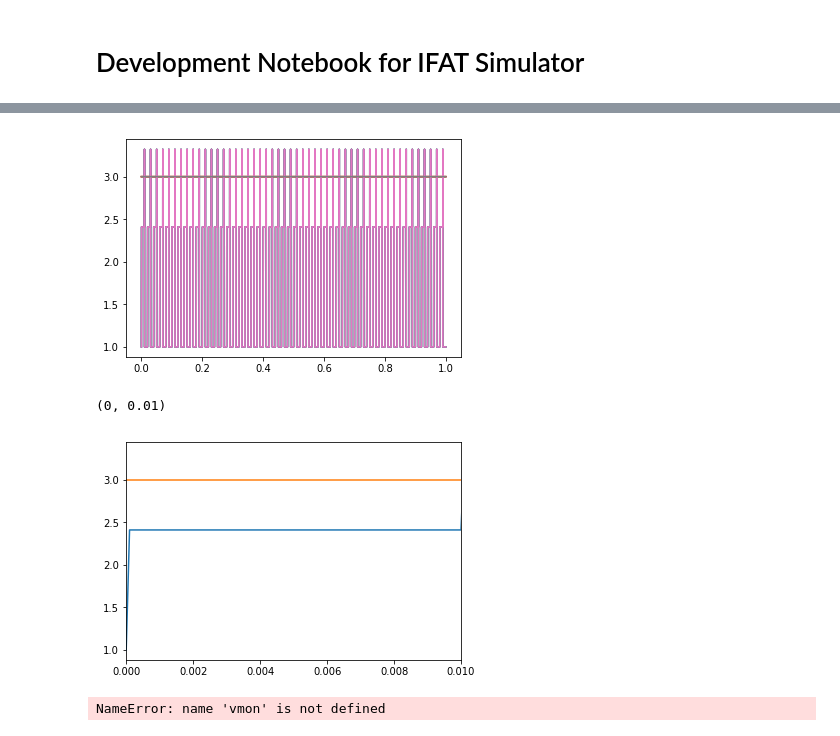
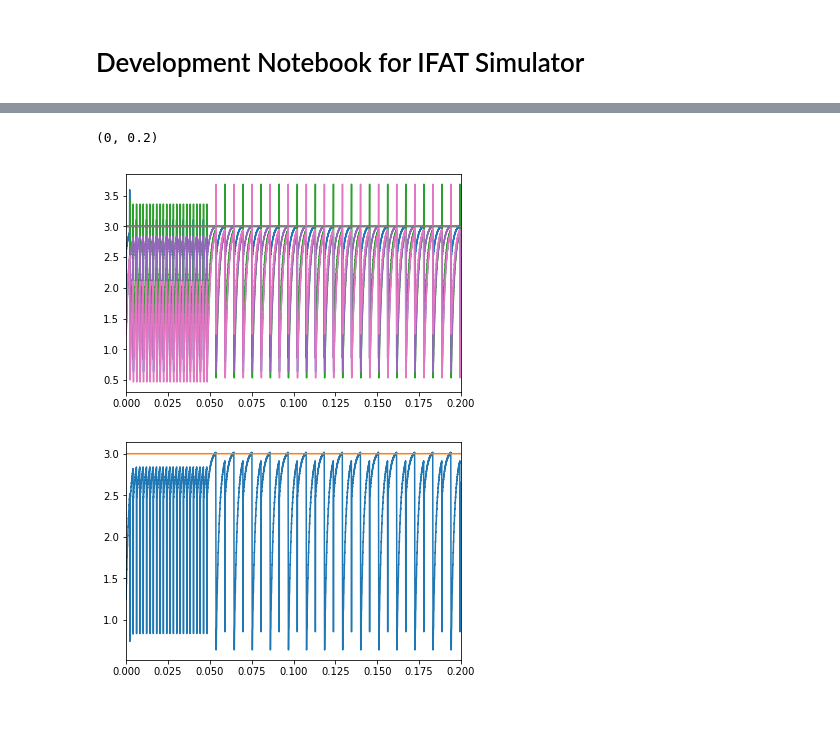
Before and after one commit to acellon/ifat-py, a Jupyter notebook: ifat.ipynb, the cells around one changed output, grey strips where cells are left out. Saved outputs shown, nothing was run; the diff lists cells and outputs as text; code cells hidden in the pictures.

```diff
--- a/ifat.ipynb
+++ b/ifat.ipynb
@@ -12,13 +33,15 @@ MODE = 'adaptive'
 
 if MODE == 'adaptive':
     neuron_eq = '''
-        # dVm/dt = ((glm + parasitic) / Cm) * (Vm_r - Vm) : volt
-        dVm/dt = (glm / Cm) * (Vm_r - Vm) : volt
-        dVt/dt = (glt / Ct) * (Vt_r - Vt) : volt
+        dVm/dt = ((glm + gpar) / Cm) * (Vm_r - Vm)  : volt
+        dVt/dt = ((glt + gpar) / Ct) * (Vt_r - Vt)  : volt
 
-        glm = flm * Cl                    : siemens
-        glt = flt * Cl                    : siemens
-        # parasitic = 1.0 / parasitic_leak_time * Cm
+        # dVm/dt = (glm / Cm) * (Vm_r - Vm) : volt
+        # dVt/dt = (glt / Ct) * (Vt_r - Vt) : volt
+
+        glm = flm * Cl                              : siemens
+        glt = flt * Cl                              : siemens
+        gpar = par_ctrl / par_leak_time * Cm : siemens
     '''
     reset_eq = '''
         Vm = Vm_r
@@ -60,11 +87,11 @@ Em_vals = np.array([0, 1/3, 2/3, 1]) * Vdd
 # %%
 # Model parameters
-Vm_r = 1 * volt
+Vm_r = 1.25 * volt
 flm  = 0 * kHz
 Csm  = W_vals[0]
 
 Vt_r = 3 * volt
-flt  = 0.2 * MHz
+flt  = 0 * MHz
 Cst  = 0 * pF
 
 N = 4
@@ -132,18 +162,12 @@ WARNING    Came across an abstract code block that may not be well-defined: the
 # %%
 for i in range(N):
     plot(vm_mon.t, vm_mon.Vm[i],vt_mon.t, vt_mon.Vt[i])
+xlim([0,0.2])
 # %% [output]
+(0, 0.2)
-[figure, old version]
+[figure, new version]
 # %%
-plot(vm_mon.t, vm_mon.Vm[0],vt_mon.t, vt_mon.Vt[0]); xlim([0,0.01])
+plot(vm_mon.t, vm_mon.Vm[2]/volt,vt_mon.t, vt_mon.Vt[0]/volt); xlim([0,0.2]);
 # %% [output]
-(0, 0.01)
-[figure, old version]
+[figure, new version]
-# %%
-for i in range(6):
-    plot(vmon.t, vmon.Vmem[i])
-
-xlim([0.098,0.102])
-# %% [output]
-NameError: name 'vmon' is not defined
 # %%
```
Also changed, not shown: parts of 20 cells of this notebook, 1 other file.
